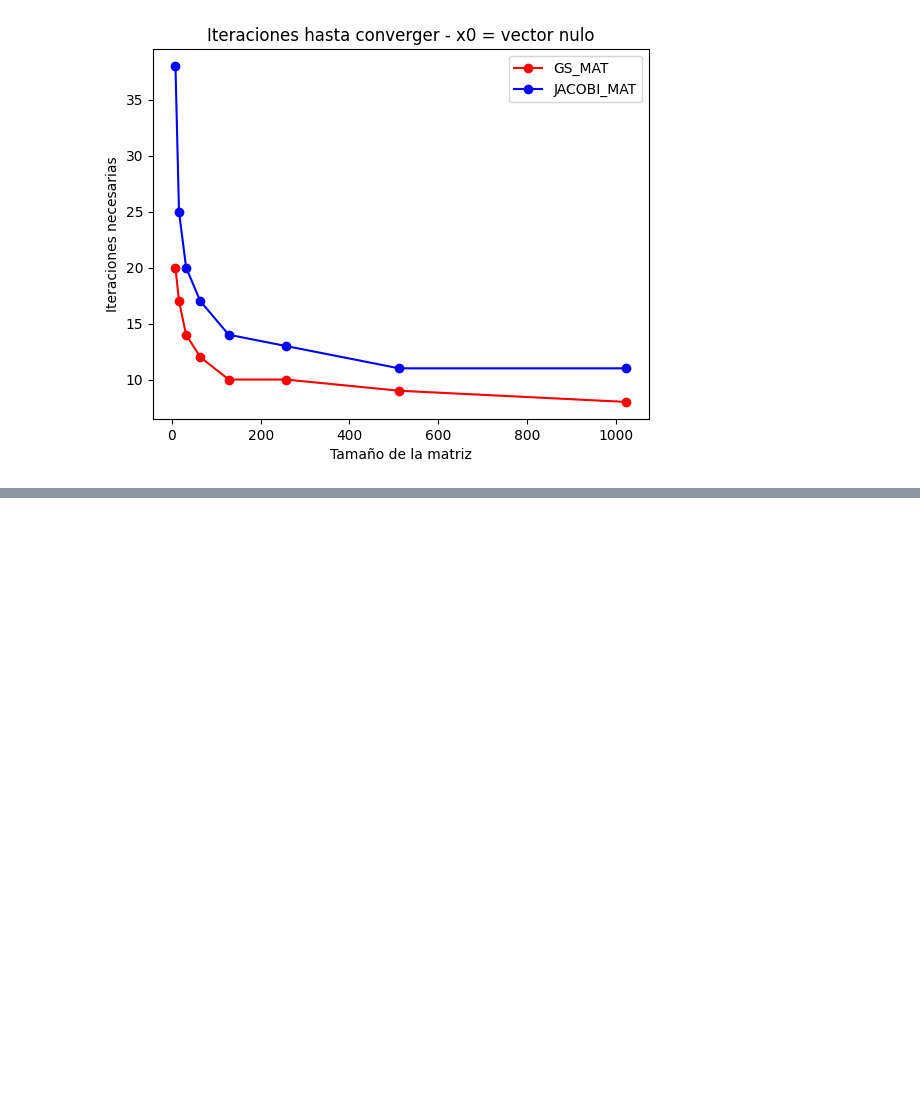
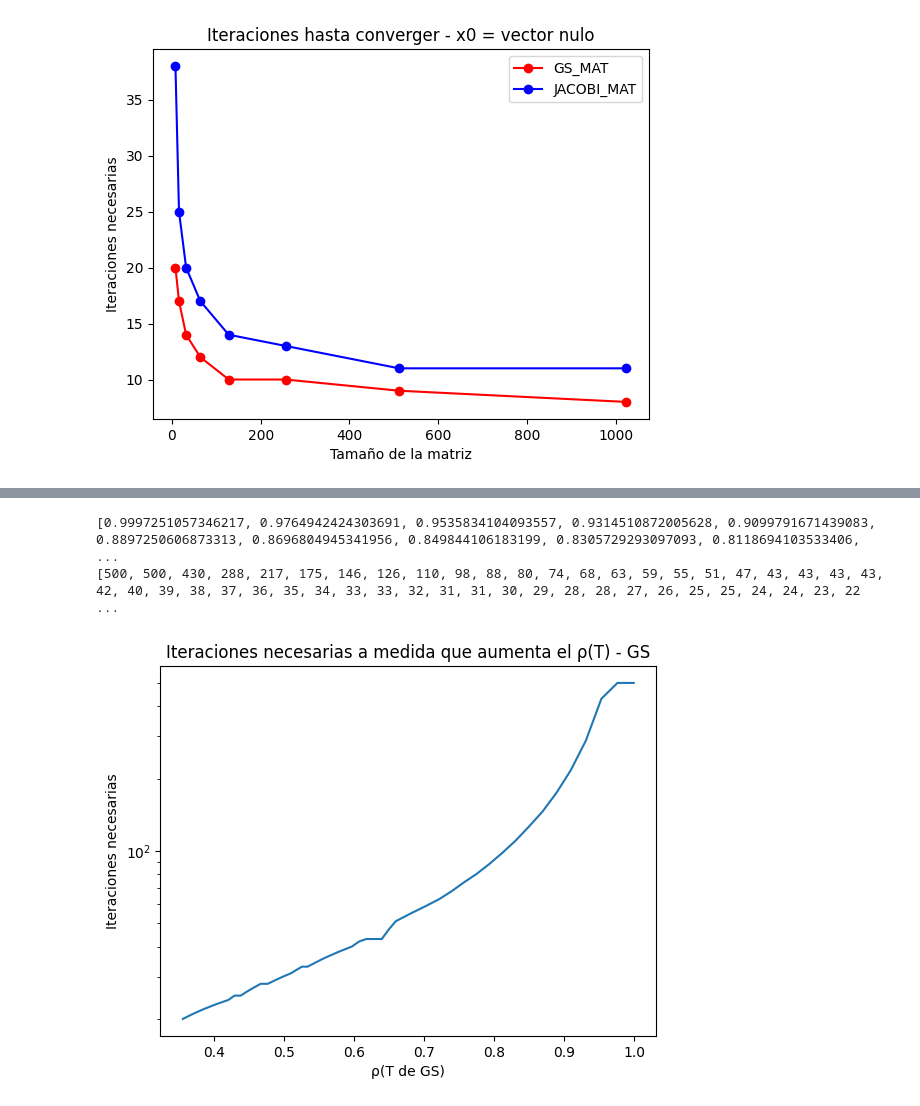
Before and after one commit to julian1vidal/tp3-metodos-2023-1c, a Jupyter notebook: src/exp.ipynb, the cells around one changed output, grey strips where cells are left out. Saved outputs shown, nothing was run; the diff lists cells and outputs as text; code cells hidden in the pictures; blank space fills up the shorter version.

```diff
--- a/src/exp.ipynb
+++ b/src/exp.ipynb
@@ -537,0 +607,20 @@ plt.show()
+# %%
+# DEVUELVE ERRORES DE LOS METODOS
+
+methods = [GS_MAT, JACOBI_MAT]
+np.random.seed(48564)
+
+n = 500
+iteraciones = []
+errores = []
+
+for method in methods:
+    A = generate_strictly_diagonal_dominant_matrix(n)
+    x_real = np.random.rand(n)
+    b = np.matmul(A, x_real)
+    entrada_writer(A, b, x_real)
+    print(f"Corriendo {method} con n={n}")
+    run(method=method, iter=500, error="true")
+    iteraciones.append(iters_reader())
+    error = errores_reader()
+    errores.append(error)
@@ -622,12 +789,19 @@ jacobi_error = errores[1]
+# %%
+print(radios)
+print(iteraciones)
+# %% [output]
+[0.9997251057346217, 0.9764942424303691, 0.9535834104093557, 0.9314510872005628, 0.9099791671439083, 0.8897250606873313, 0.8696804945341956, 0.849844106183199, 0.8305729293097093, 0.8118694103533406,  ...
+[500, 500, 430, 288, 217, 175, 146, 126, 110, 98, 88, 80, 74, 68, 63, 59, 55, 51, 47, 43, 43, 43, 43, 42, 40, 39, 38, 37, 36, 35, 34, 33, 33, 32, 31, 31, 30, 29, 28, 28, 27, 26, 25, 25, 24, 24, 23, 22 ...
 # %%
-# Grafico de evolución del error hasta converger para distintas matrices (variando numero condicion) - Escala lineal
+# Grafico de evolución del error hasta converger para distintas matrices (variando numero condicion) - Tolerancia 1e-8
+
+plt.plot(radios, iteraciones)
 
 
-plt.errorbar(gs_iter, gs_error, fmt='-ro')
-#plt.errorbar(jacobi_error, jacobi_iter, fmt='-bo')
-
-plt.legend(["GS_MAT", "JACOBI_MAT"])
-plt.ylabel("Error")
-plt.xlabel("Iteraciones necesarias")
-plt.title("Evolución del error hasta converger - x0 = vector nulo")
+plt.xlabel("ρ(T de GS)")
+plt.yscale("log")
+plt.ylabel("Iteraciones necesarias")
+plt.title("Iteraciones necesarias a medida que aumenta el ρ(T) - GS")
 plt.show()
+# %% [output]
+[figure, added]
```
Also changed, not shown: parts of 15 cells of this notebook, 18 other files.
